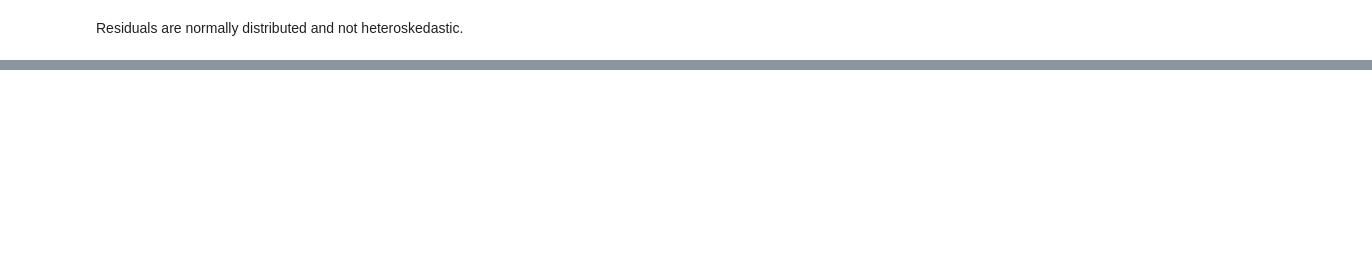
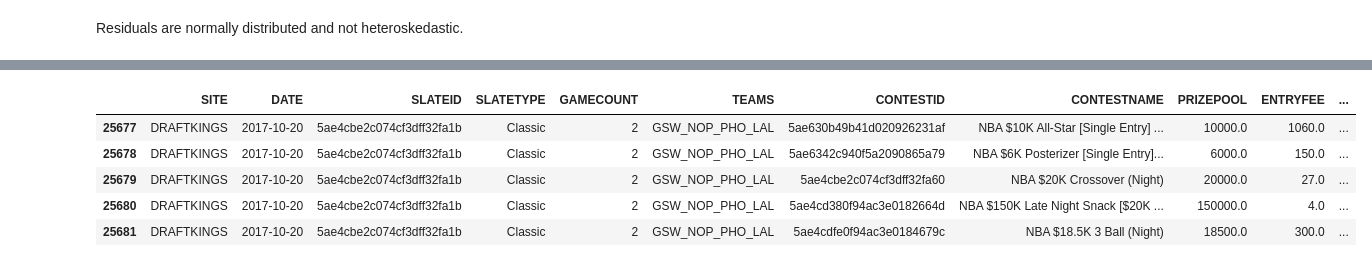
Before and after one commit to bshim1108/pyNBA, a Jupyter notebook: pyNBA/Research/Ownership.ipynb, the cells around one changed output, grey strips where cells are left out. Drawn from its saved outputs; the diff is of its cells as text; code cells hidden in the pictures; blank space fills up the shorter version.

```diff
--- a/pyNBA/Research/Ownership.ipynb
+++ b/pyNBA/Research/Ownership.ipynb
@@ -697,0 +799,9 @@ Residuals are normally distributed and not heteroskedastic.
+# %%
+display(contests.loc[(contests['SLATEID'] == '5ae4cbe2c074cf3dff32fa1b')])
+# %% [output]
+|  | SITE | DATE | SLATEID | SLATETYPE | GAMECOUNT | TEAMS | CONTESTID | CONTESTNAME | PRIZEPOOL | ENTRYFEE | ... |
+| 25677 | DRAFTKINGS | 2017-10-20 | 5ae4cbe2c074cf3dff32fa1b | Classic | 2 | GSW_NOP_PHO_LAL | 5ae630b49b41d020926231af | NBA $10K All-Star [Single Entry] ... | 10000.0 | 1060.0 | ... |
+| 25678 | DRAFTKINGS | 2017-10-20 | 5ae4cbe2c074cf3dff32fa1b | Classic | 2 | GSW_NOP_PHO_LAL | 5ae6342c940f5a2090865a79 | NBA $6K Posterizer [Single Entry]... | 6000.0 | 150.0 | ... |
+| 25679 | DRAFTKINGS | 2017-10-20 | 5ae4cbe2c074cf3dff32fa1b | Classic | 2 | GSW_NOP_PHO_LAL | 5ae4cbe2c074cf3dff32fa60 | NBA $20K Crossover (Night) | 20000.0 | 27.0 | ... |
+| 25680 | DRAFTKINGS | 2017-10-20 | 5ae4cbe2c074cf3dff32fa1b | Classic | 2 | GSW_NOP_PHO_LAL | 5ae4cd380f94ac3e0182664d | NBA $150K Late Night Snack [$20K ... | 150000.0 | 4.0 | ... |
+| 25681 | DRAFTKINGS | 2017-10-20 | 5ae4cbe2c074cf3dff32fa1b | Classic | 2 | GSW_NOP_PHO_LAL | 5ae4cdfe0f94ac3e0184679c | NBA $18.5K 3 Ball (Night) | 18500.0 | 300.0 | ... |
```
Also changed, not shown: parts of 8 cells of this notebook, 15 other files.
